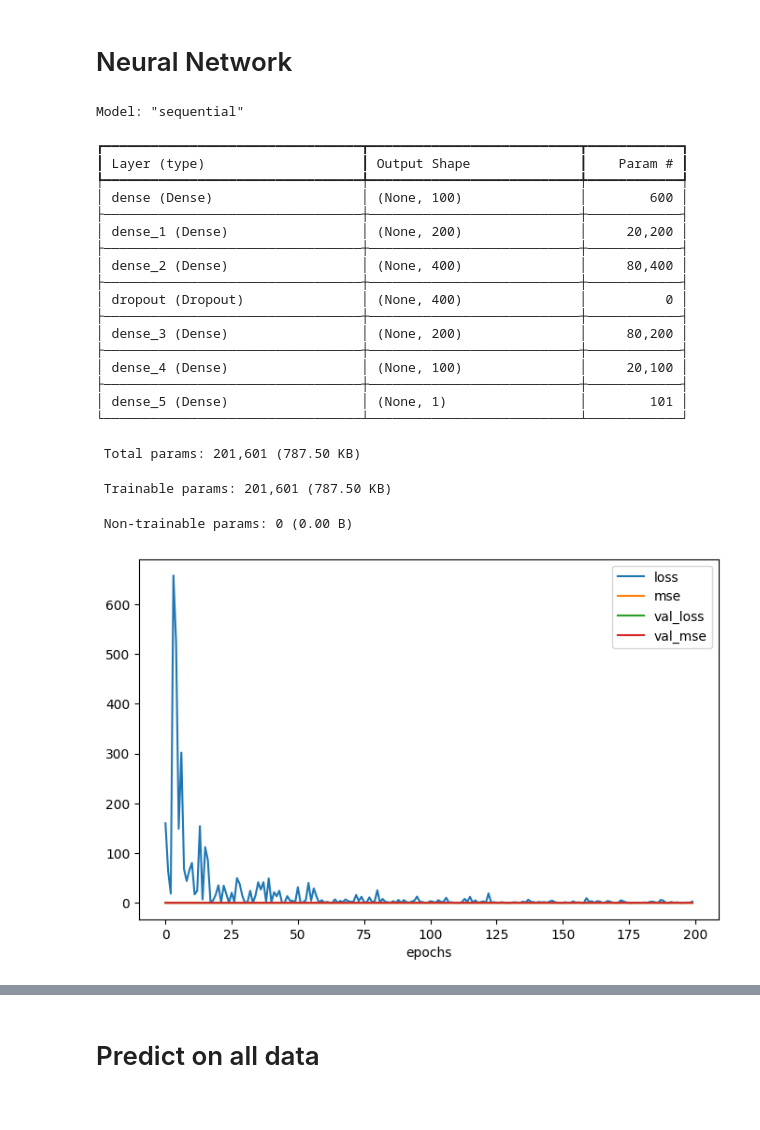
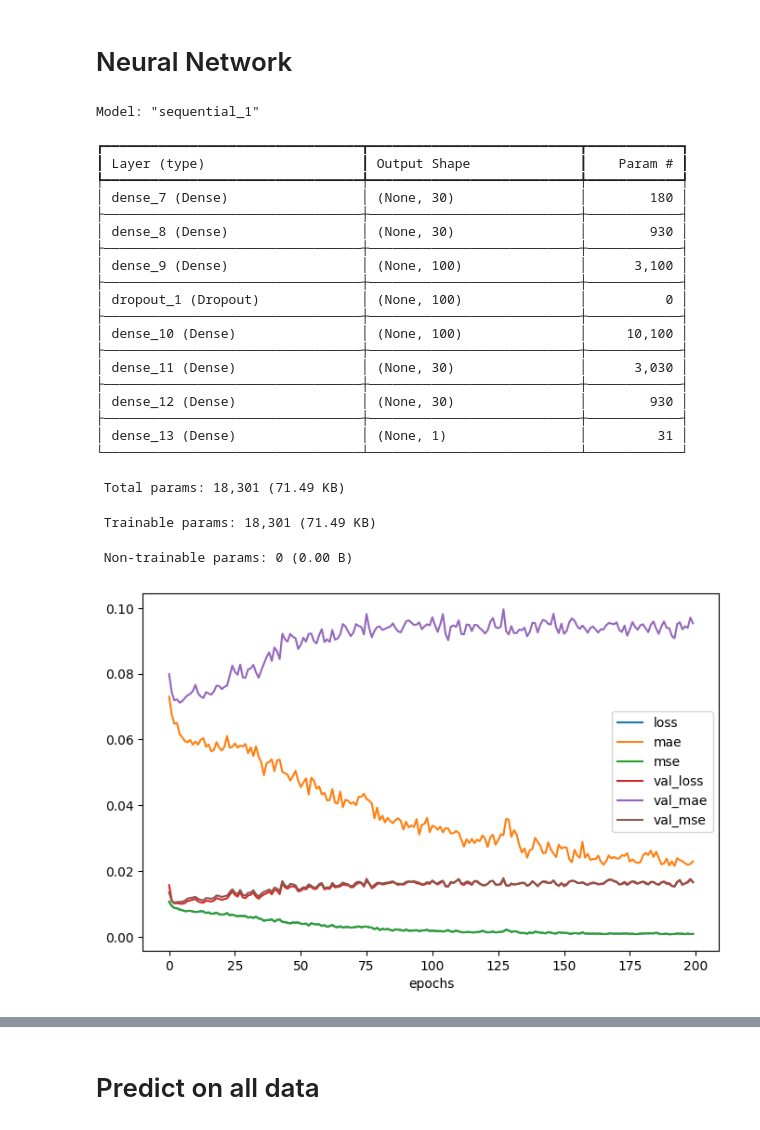
Before and after one commit to stevenalfonso/radial-velocity, a Jupyter notebook: regression_radial_velocity.ipynb, the cells around one changed output, grey strips where cells are left out. Drawn from its saved outputs; the diff is of its cells as text; code cells hidden in the pictures.

```diff
--- a/regression_radial_velocity.ipynb
+++ b/regression_radial_velocity.ipynb
@@ -104,7 +104,7 @@ x_data.shape, y_data.shape
 # %% [output]
 ((401, 5), (401, 1))
 # %%
-x_train, x_test, y_train, y_test = train_test_split(x_data, y_data, test_size=0.3, random_state=42)
+x_train, x_test, y_train, y_test = train_test_split(x_data, y_data, test_size=0.4, random_state=42)
 
 # normalizer = Normalizer()
 # x_train = normalizer.fit_transform(x_train)
@@ -248,18 +252,32 @@ tensorflow.keras.backend.clear_session()
 #     Dense(30, activation='relu'),
 #     Dense(1, activation='linear')
 # ])
+alpha_relu = 0.01
 
 model = Sequential([
     Input(shape=(x_train.shape[1],)),
-    Dense(100, activation='relu'),
-    Dense(200, activation='relu'),
-    Dense(400, activation='relu'),
+    Dense(30, activation=partial(tensorflow.nn.leaky_relu, alpha=alpha_relu)),
+    Dense(30, activation=partial(tensorflow.nn.leaky_relu, alpha=alpha_relu)),
+    Dense(100, activation=partial(tensorflow.nn.leaky_relu, alpha=alpha_relu)),
     Dropout(0.3),
-    Dense(200, activation='relu'),
-    Dense(100, activation='relu'),
+    Dense(100, activation=partial(tensorflow.nn.leaky_relu, alpha=alpha_relu)),
+    Dense(30, activation=partial(tensorflow.nn.leaky_relu, alpha=alpha_relu)),
+    Dense(30, activation=partial(tensorflow.nn.leaky_relu, alpha=alpha_relu)),
     Dense(1, activation='linear')
 ])
 
+# model = Sequential([
+#     Input(shape=(x_train.shape[1],)),
+#     Dense(50, activation='relu'),
+#     Dropout(0.2),
+#     Dense(100, activation='relu'),
+#     Dropout(0.2),
+#     Dense(100, activation='relu'),
+#     Dropout(0.2),
+#     Dense(50, activation='relu'),
+#     Dense(1, activation='linear')
+# ])
+# partial(tensorflow.nn.leaky_relu, alpha=0.01)
 # model = Sequential([
 #     Input(shape=(x_train.shape[1],)),
 #     Dense(500, activation='tanh', kernel_initializer=initializer),
@@ -273,26 +291,28 @@ model = Sequential([
 
 model.summary()
 # %% [output]
-Model: "sequential"
+Model: "sequential_1"
 ┏━━━━━━━━━━━━━━━━━━━━━━━━━━━━━━━━━┳━━━━━━━━━━━━━━━━━━━━━━━━━━━┳━━━━━━━━━━━━┓
 ┃ Layer (type)                    ┃ Output Shape              ┃    Param # ┃
 ┡━━━━━━━━━━━━━━━━━━━━━━━━━━━━━━━━━╇━━━━━━━━━━━━━━━━━━━━━━━━━━━╇━━━━━━━━━━━━┩
-│ dense (Dense)                   │ (None, 100)               │        600 │
+│ dense_7 (Dense)                 │ (None, 30)                │        180 │
 ├─────────────────────────────────┼───────────────────────────┼────────────┤
-│ dense_1 (Dense)                 │ (None, 200)               │     20,200 │
+│ dense_8 (Dense)                 │ (None, 30)                │        930 │
 ├─────────────────────────────────┼───────────────────────────┼────────────┤
-│ dense_2 (Dense)                 │ (None, 400)               │     80,400 │
+│ dense_9 (Dense)                 │ (None, 100)               │      3,100 │
 ├─────────────────────────────────┼───────────────────────────┼────────────┤
-│ dropout (Dropout)               │ (None, 400)               │          0 │
+│ dropout_1 (Dropout)             │ (None, 100)               │          0 │
 ├─────────────────────────────────┼───────────────────────────┼────────────┤
-│ dense_3 (Dense)                 │ (None, 200)               │     80,200 │
+│ dense_10 (Dense)                │ (None, 100)               │     10,100 │
 ├─────────────────────────────────┼───────────────────────────┼────────────┤
-│ dense_4 (Dense)                 │ (None, 100)               │     20,100 │
+│ dense_11 (Dense)                │ (None, 30)                │      3,030 │
 ├─────────────────────────────────┼───────────────────────────┼────────────┤
-│ dense_5 (Dense)                 │ (None, 1)                 │        101 │
+│ dense_12 (Dense)                │ (None, 30)                │        930 │
+├─────────────────────────────────┼───────────────────────────┼────────────┤
+│ dense_13 (Dense)                │ (None, 1)                 │         31 │
 └─────────────────────────────────┴───────────────────────────┴────────────┘
- Total params: 201,601 (787.50 KB)
+ Total params: 18,301 (71.49 KB)
- Trainable params: 201,601 (787.50 KB)
+ Trainable params: 18,301 (71.49 KB)
  Non-trainable params: 0 (0.00 B)
 # %%
 # def LikelihoodLossFunction(y_true, y_pred):
@@ -320,15 +340,18 @@ def custom_loss(y_true, y_pred):
 # %%
 #metrics = ['mean_squared_error', tensorflow.keras.losses.MAE, tensorflow.keras.metrics.R2Score()]
 #model.compile(optimizer=tensorflow.keras.optimizers.Adam(), loss='mean_squared_error', metrics=['mae','mse'])
 #model.compile(optimizer=tensorflow.keras.optimizers.Adam(), loss=tensorflow.keras.losses.MeanSquaredError(), metrics=['mae','mse'])
-model.compile(optimizer=tensorflow.keras.optimizers.Adam(), loss=custom_loss, metrics=['mse'])
-#model.compile(optimizer=tensorflow.keras.optimizers.Adam(), loss=tensorflow.keras.losses.MeanSquaredError(), metrics=['mse'])
-history = model.fit(x_train, y_train, epochs=200, batch_size=100, validation_data=(x_test, y_test), verbose=0)
+#model.compile(optimizer=tensorflow.keras.optimizers.Adam(), loss=custom_loss, metrics=['mse'])
+model.compile(optimizer=tensorflow.keras.optimizers.Adam(), loss=tensorflow.keras.losses.MeanSquaredError(), metrics=['mse','mae'])
+#model.compile(optimizer=tensorflow.keras.optimizers.Adam(), loss=tensorflow.keras.losses.MeanSquaredLogarithmicError(), metrics=['mse','mae'])
+#model.compile(optimizer=tensorflow.keras.optimizers.Adam(), loss=tensorflow.keras.losses.MeanAbsolutePercentageError(), metrics=['mse','mae'])
+#model.compile(optimizer=tensorflow.keras.optimizers.Adam(), loss=tensorflow.keras.losses.MeanAbsoluteError(), metrics=['mse','mae'])
+history = model.fit(x_train, y_train, epochs=200, batch_size=30, validation_data=(x_test, y_test), verbose=0)
 
 pd.DataFrame(history.history).plot(figsize=(8,5))
 plt.xlabel('epochs')
 plt.show()
 # %% [output]
-[figure, old version]
+[figure, new version]
 # %%
 fig, axes = plt.subplots(1,2, figsize=(8,4))
```
Also changed, not shown: parts of 11 cells of this notebook.
